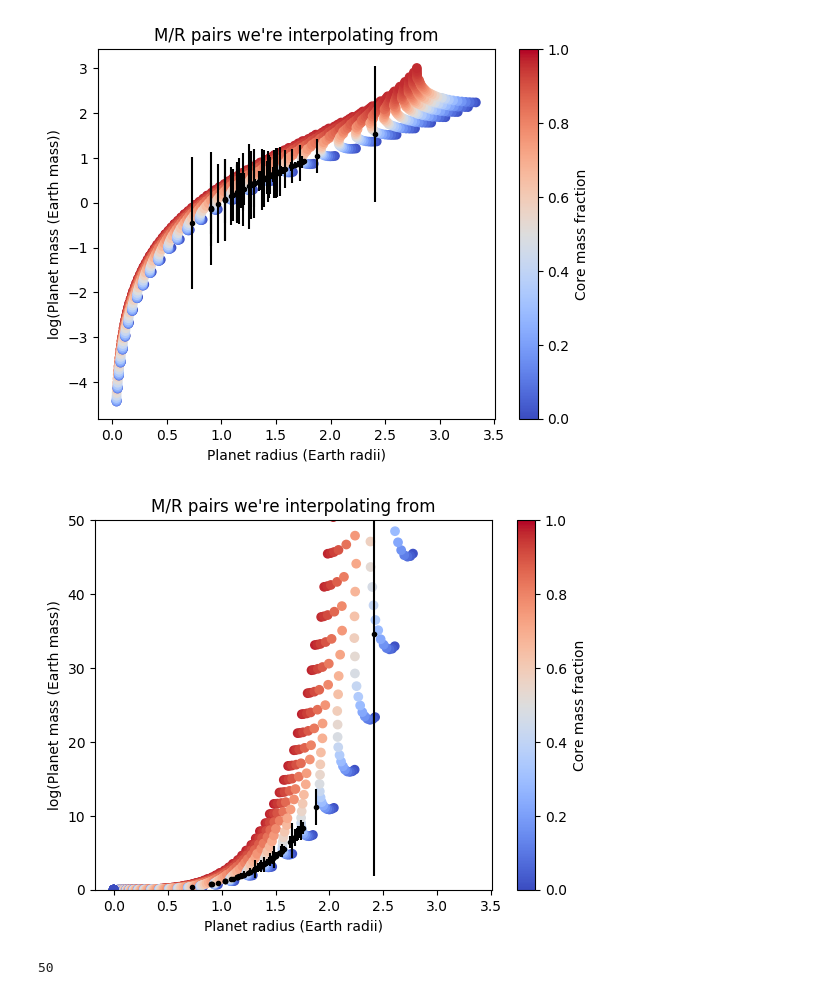
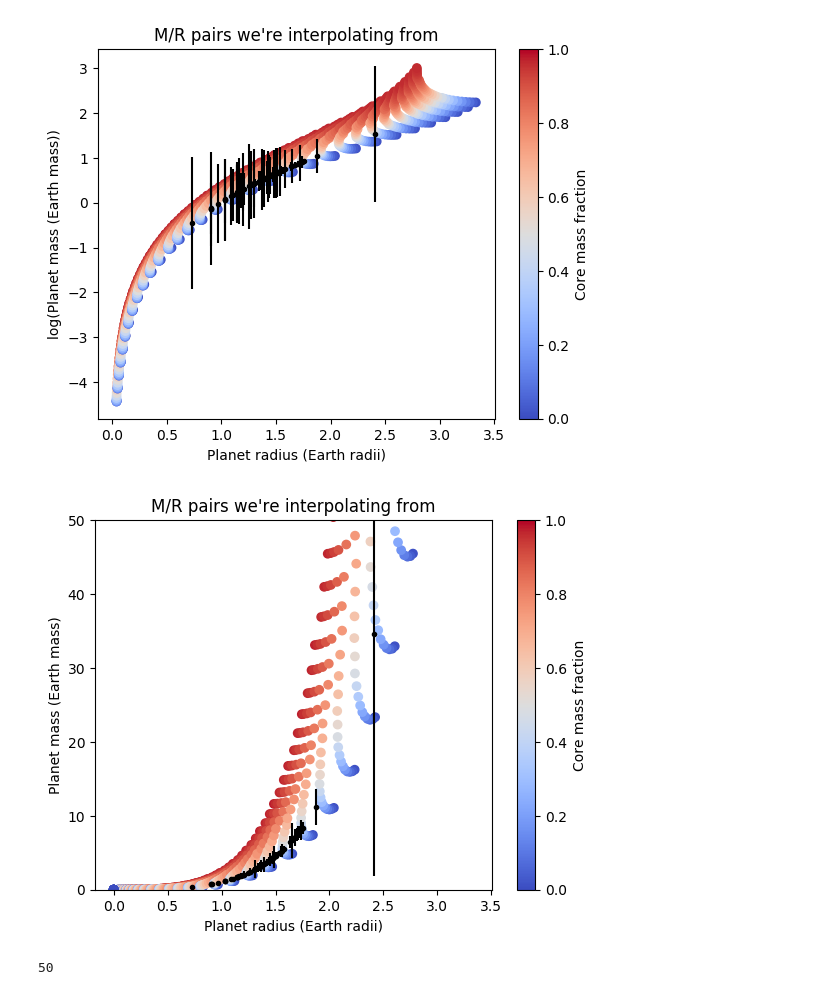
Before and after one commit to asmuzsoy/USPplanets, a Jupyter notebook: USPMassDistribution.ipynb, the cells around one changed output. Cells and saved outputs as stored; diff of their text form; code cells hidden in the pictures.

```diff
--- a/USPMassDistribution.ipynb
+++ b/USPMassDistribution.ipynb
@@ -345,16 +326,16 @@ plt.show()
 # %%
 cm = plt.cm.get_cmap('coolwarm')
 sc = plt.scatter(radsss, massss, c = cmfsss, vmin = 0., vmax = 1., cmap = cm)
 plt.plot(meanearthradii, meanearthmasses,'k.')
 plt.errorbar(meanearthradii, meanearthmasses, ls= 'none',yerr = eartherr, ecolor = 'k')
 plt.colorbar(sc, label = "Core mass fraction")
 plt.xlabel("Planet radius (Earth radii)")
-plt.ylabel("log(Planet mass (Earth mass))")
+plt.ylabel("Planet mass (Earth mass)")
 plt.title("M/R pairs we're interpolating from")
 plt.ylim(0, 50)
 plt.show()
 # %% [output]
-[figure, old version]
+[figure, new version]
 # %%
 kepids.index(11600889)
 # %% [output]
```
Also changed, not shown: parts of 20 cells of this notebook, 1 other file.
